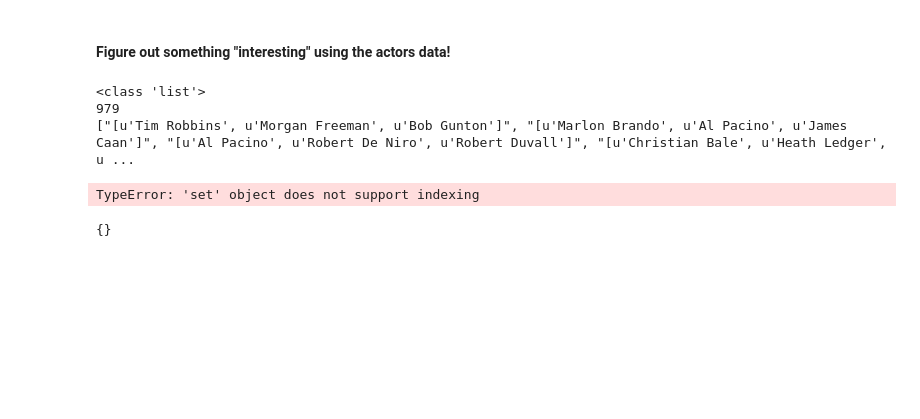
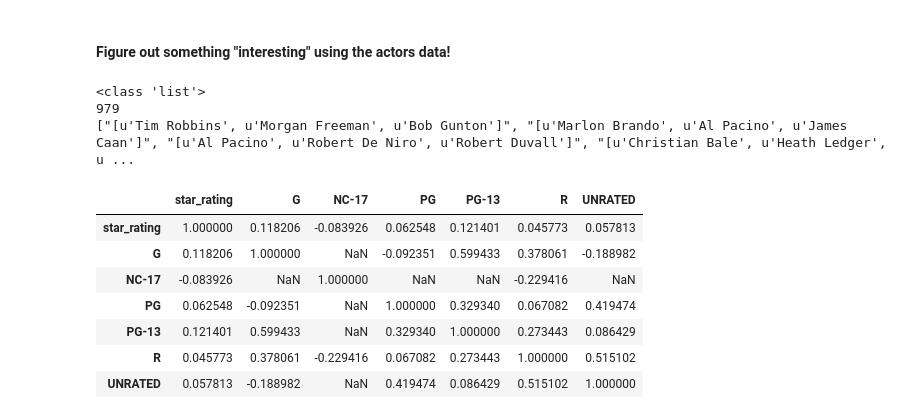
Before and after one commit to tstrait/Unit2project, a Jupyter notebook: imdb.ipynb, the cells around one changed output. Saved outputs shown, nothing was run; the diff lists cells and outputs as text; code cells hidden in the pictures; blank space fills up the shorter version.

```diff
--- a/imdb.ipynb
+++ b/imdb.ipynb
@@ -442,13 +455,33 @@ c = ['d']
-# %%
-actor_count = {}
-actorset = set(allactorinstances)
-for i in range(0, len(actorset)):
-    for j in range(0, len(allactorinstances)):
-        if actorset[i] == allactorinstances[j]:
-            actor_count['i'] += 1
-# %% [output]
-TypeError: 'set' object does not support indexing
-# %%
-actor_count
-# %% [output]
-{}
+# %%
+#find some values by actor - count up # of movies per content rating, average star rating per actor
+
+content_rating_count_by_actor = pd.DataFrame()
+avg_star_rating = {}
+for i in actorset:
+    actor_bool = ratingschangedf.loc[:, 'actors_list'].str.contains(i)
+    actor_ratings = ratingschangedf.loc[actor_bool, :]
+    actor_ratings = actor_ratings.loc[:, ['content_rating', 'star_rating']].groupby('content_rating').count().transpose()
+    actor_ratings = actor_ratings.rename({'star_rating':i}, axis ='index')
+    content_rating_count_by_actor = content_rating_count_by_actor.append(actor_ratings)
+    actor_avg_star = ratingschangedf.loc[actor_bool, :]
+    actor_avg_star = actor_avg_star.loc[:, ['star_rating']].mean()
+    avg_star_rating[i] = actor_avg_star
+# %%
+avg_stars = pd.DataFrame(avg_star_rating)
+avg_stars = avg_stars.transpose()
+# %%
+actorinfo_joined = avg_stars.join(content_rating_count_by_actor, on=None, how='outer')
+# %%
+# Are average star ratings correlated to # of movies made per content rating?
+actorinfo_joined.corr()
+
+#A: PG-13 & G ratings are correlated with higher star ratings
+# %% [output]
+|  | star_rating | G | NC-17 | PG | PG-13 | R | UNRATED |
+| star_rating | 1.000000 | 0.118206 | -0.083926 | 0.062548 | 0.121401 | 0.045773 | 0.057813 |
+| G | 0.118206 | 1.000000 | NaN | -0.092351 | 0.599433 | 0.378061 | -0.188982 |
+| NC-17 | -0.083926 | NaN | 1.000000 | NaN | NaN | -0.229416 | NaN |
+| PG | 0.062548 | -0.092351 | NaN | 1.000000 | 0.329340 | 0.067082 | 0.419474 |
+| PG-13 | 0.121401 | 0.599433 | NaN | 0.329340 | 1.000000 | 0.273443 | 0.086429 |
+| R | 0.045773 | 0.378061 | -0.229416 | 0.067082 | 0.273443 | 1.000000 | 0.515102 |
+| UNRATED | 0.057813 | -0.188982 | NaN | 0.419474 | 0.086429 | 0.515102 | 1.000000 |
```
Also changed, not shown: parts of 9 cells of this notebook.
